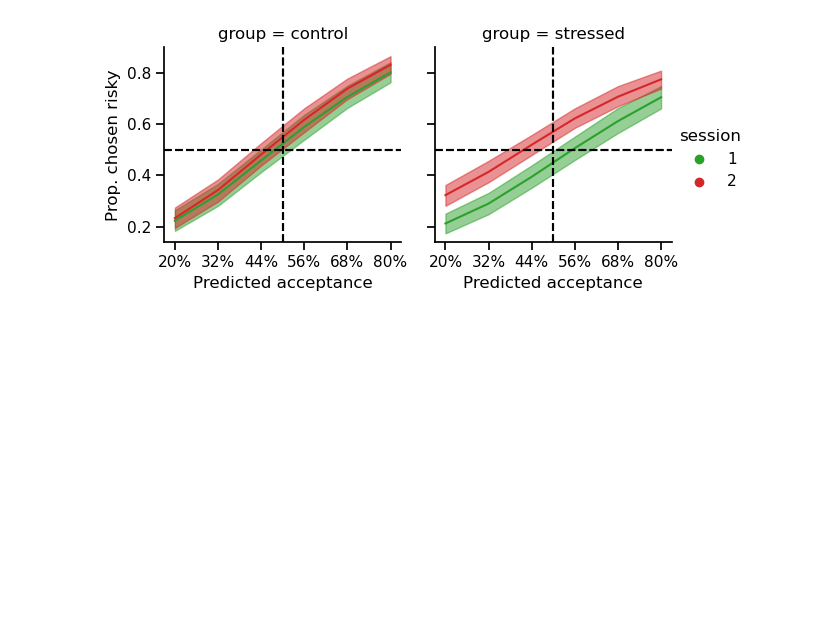
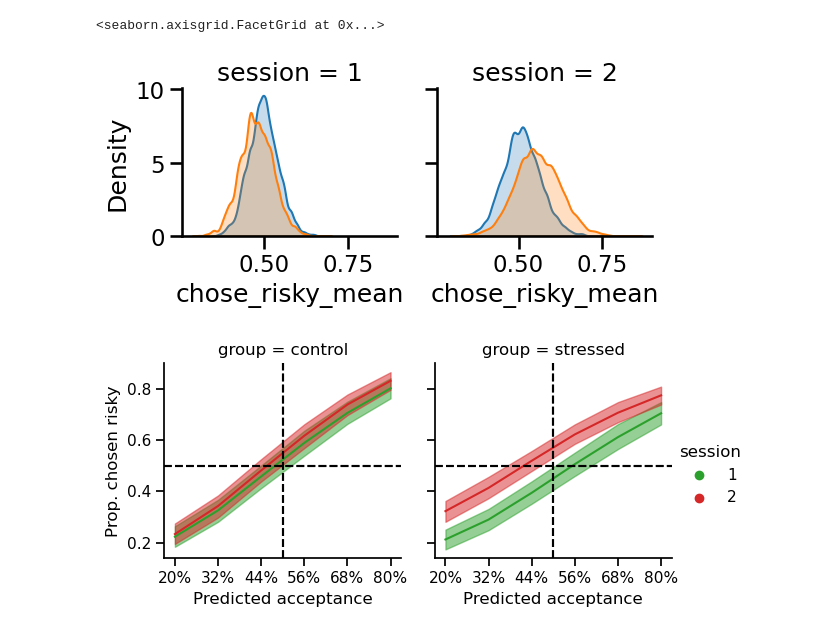
Before and after one commit to Gilles86/stress_risk, a Jupyter notebook: stress_risk/plots_for_paper/fig2_rnp.ipynb, the cells around one changed output. Cells and saved outputs as stored; diff of their text form; code cells hidden in the pictures; blank space fills up the shorter version.

```diff
--- a/stress_risk/plots_for_paper/fig2_rnp.ipynb
+++ b/stress_risk/plots_for_paper/fig2_rnp.ipynb
@@ -90,2 +107,9 @@ plt.savefig(op.join(plot_folder_path, f'rnp_group-sesssion_model-{n_model}'))
+# %%
+g = sns.FacetGrid(rnp.stack([1, 2]).reset_index(), hue='group', col='session')
+
+g.map(sns.kdeplot, 'chose_risky_mean', fill=True)
+# %% [output]
+<seaborn.axisgrid.FacetGrid at 0x...>
+[figure, added]
 # %%
 # posterior chains
```
Also changed, not shown: parts of 5 cells of this notebook, 2 other files.
